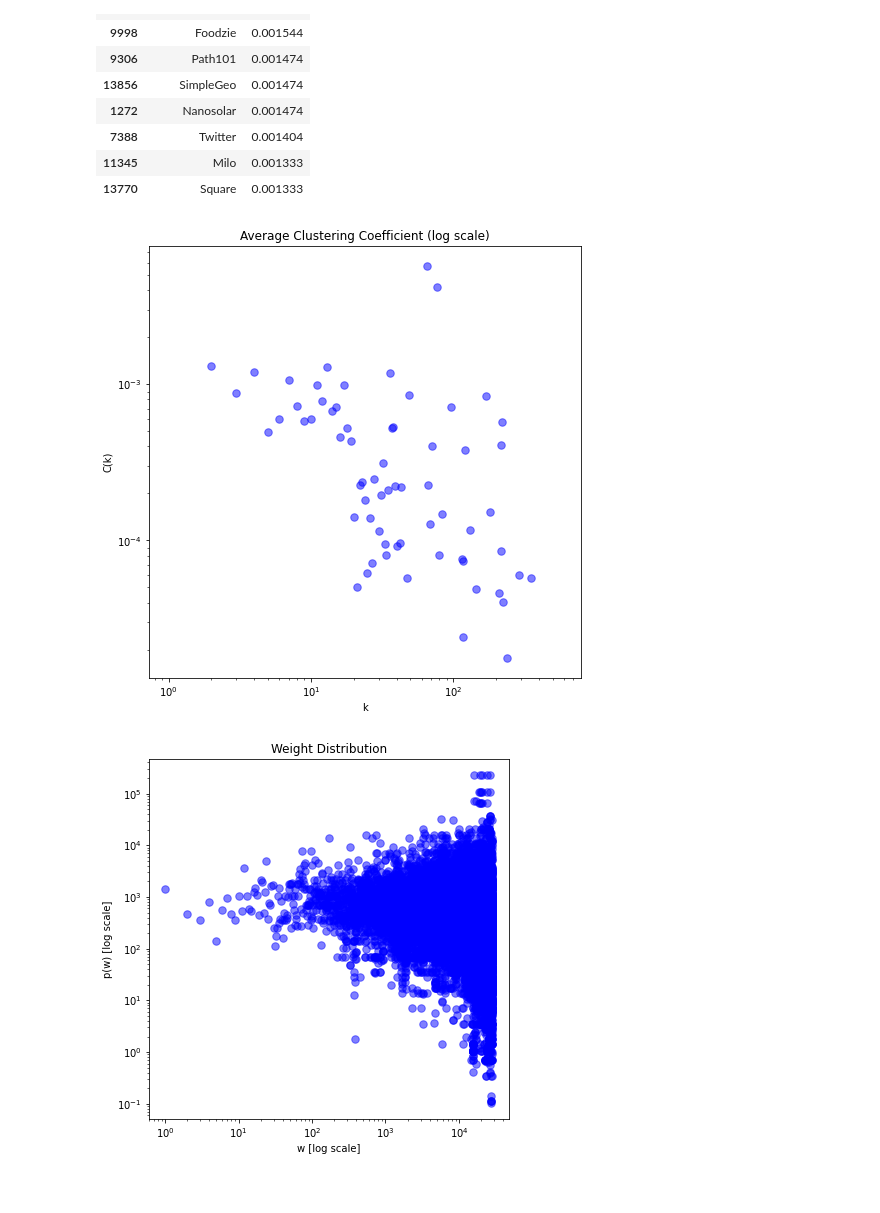
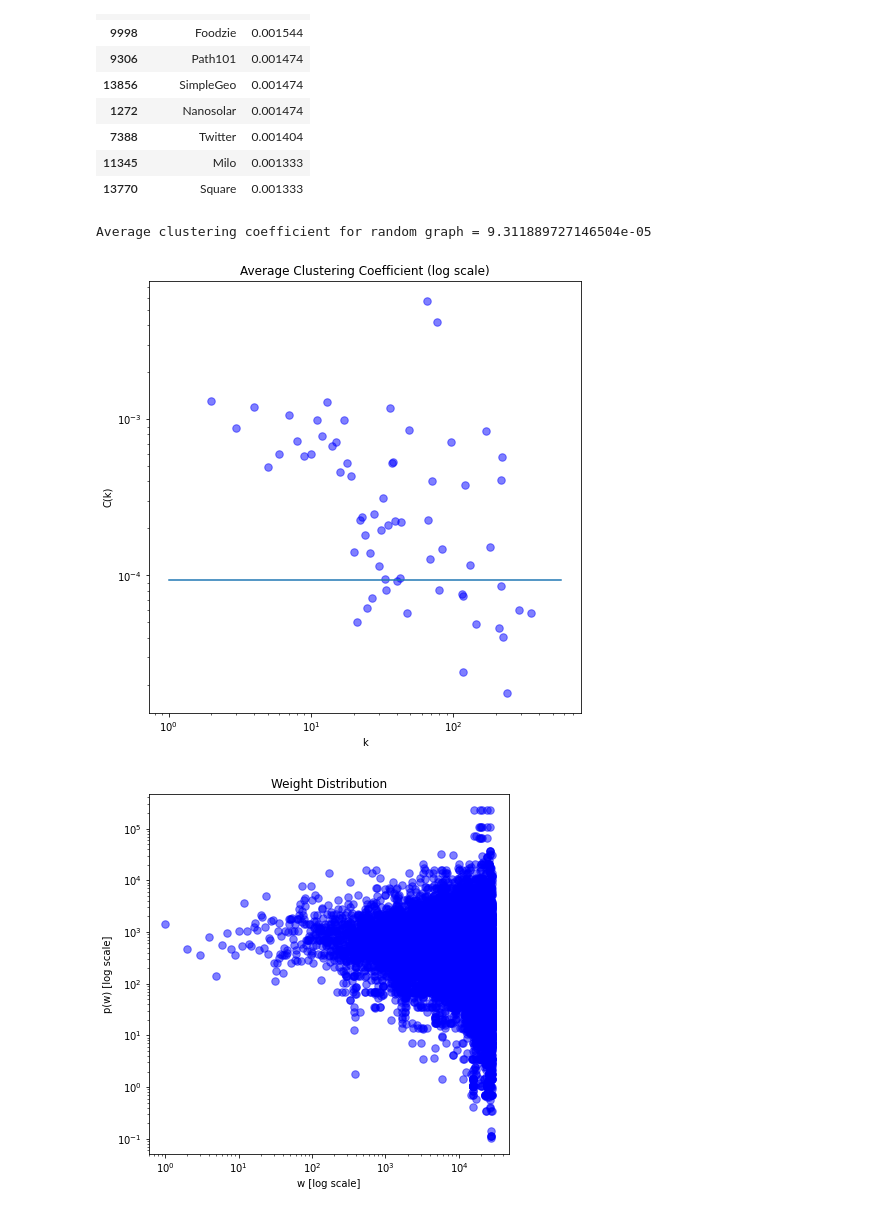
Before and after one commit to omeryefet/Complex_Networks, a Jupyter notebook: Project2022.ipynb, the cells around one changed output. Saved outputs shown, nothing was run; the diff lists cells and outputs as text; code cells hidden in the pictures.

```diff
--- a/Project2022.ipynb
+++ b/Project2022.ipynb
@@ -377,26 +402,32 @@ centrality_table.sort_values(['Closeness'],ascending=False).head(10)[['Company N
 # %%
 def plot_clustering_coefficient(num):
     G = nx.from_pandas_edgelist(df_list[num],source='Investor_Name',target='Company_Name', edge_attr=['Company_Market','Raised_Amount_USD'], create_using=nx.DiGraph())
     clustering_dict = defaultdict(list)
     for node in G.nodes():
         k = G.degree(node)
         clustering_dict[k].append(nx.clustering(G,node))
     k_list = sorted(clustering_dict.keys())
     clustering_list = []
     for k in k_list:
         clustering_list.append(np.mean(clustering_dict[k]))
     fig = plt.figure(figsize=(6,6))
     axes = fig.add_axes([1,1,1,1])
     axes.loglog(k_list,clustering_list,'b.', markersize=15, alpha=0.5)
     axes.set_xlabel('k')
     axes.set_ylabel('C(k)')
     axes.set_title('Average Clustering Coefficient (log scale)')
     # fig.savefig(f'plots/clustering_coefficient_{num}.png', bbox_inches='tight')
+    N = G.number_of_nodes()
+    L = G.number_of_edges()
+    p = (2*L)/(N*(N-1))
+    print('Average clustering coefficient for random graph is {}'.format(p))
+    axes.plot(k_list,[p]*len(k_list))
     plt.show()
 
 plot_clustering_coefficient(4)
 # %% [output]
+Average clustering coefficient for random graph = 9.311889727146504e-05
-[figure, old version]
+[figure, new version]
 # %%
 def plot_weight_dist(num):
     G = graph_list[num]
```
Also changed, not shown: parts of 2 cells of this notebook.
